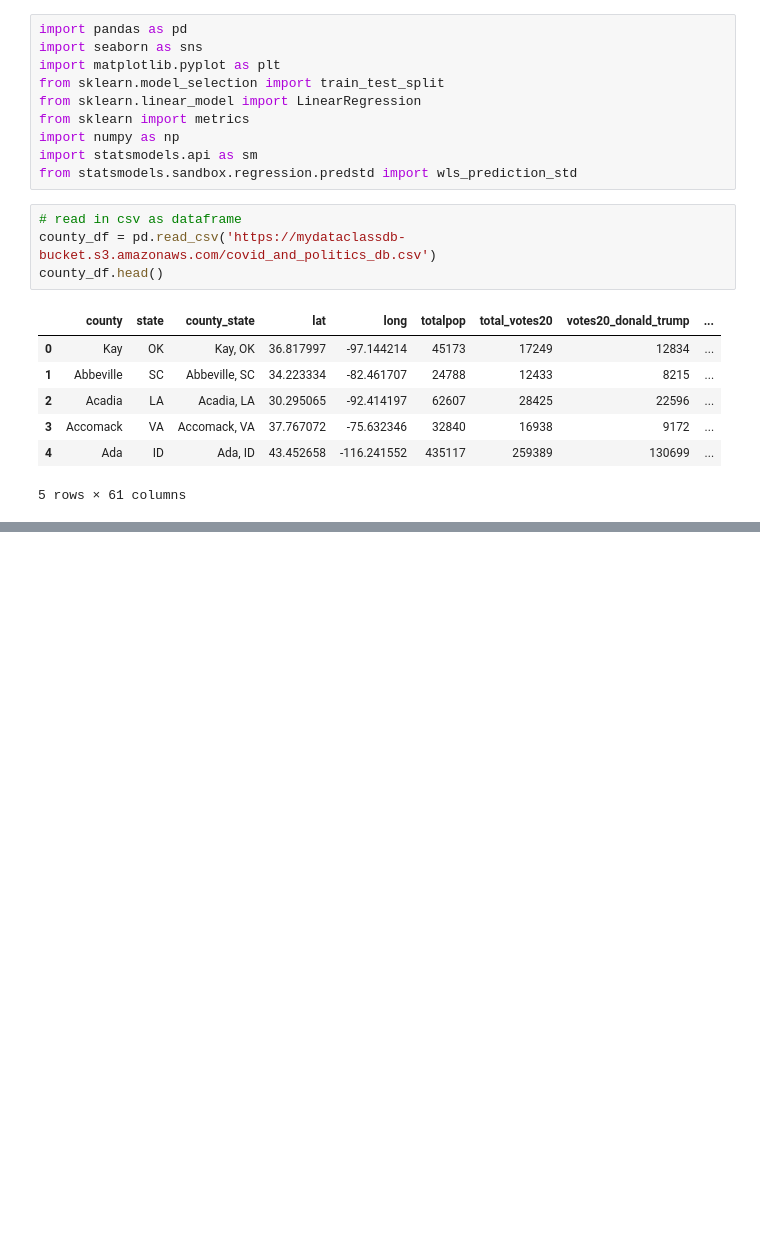
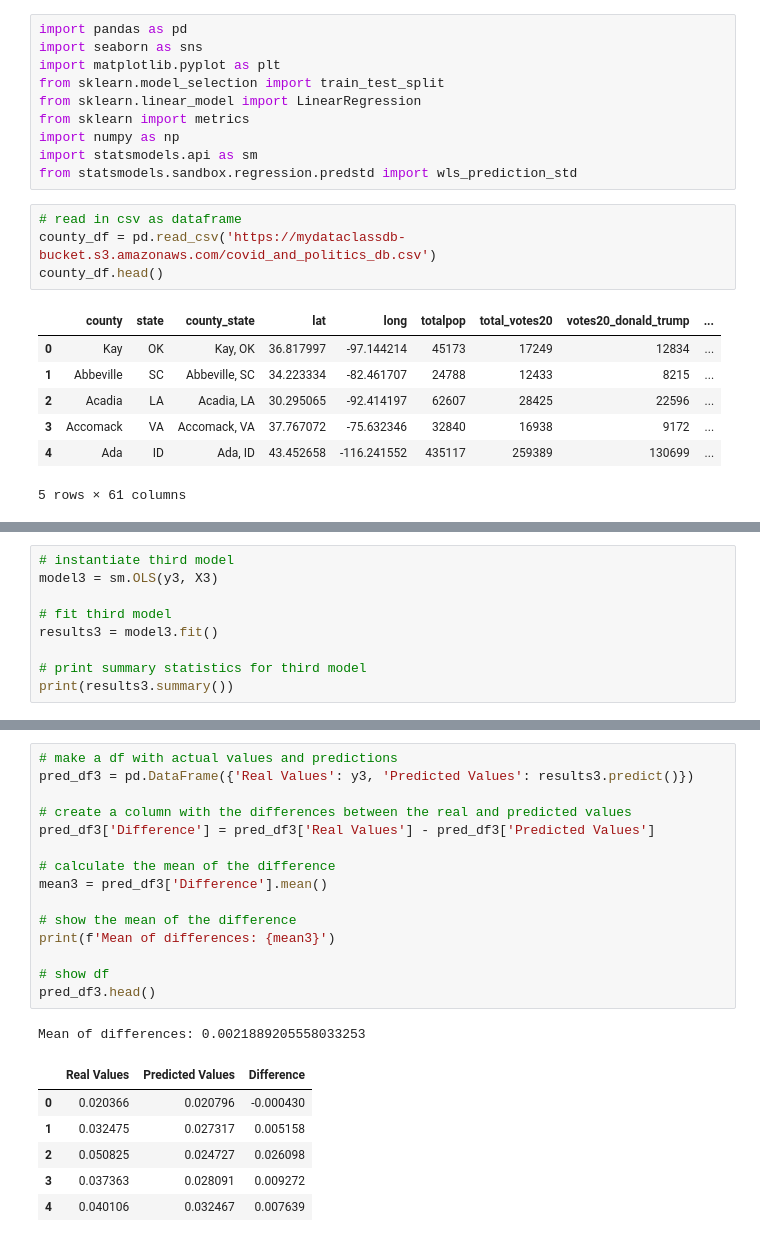
Before and after one commit to stephenanayashilliard/Covid_and_Politics, a Jupyter notebook: ml_seg2/ols_model.ipynb, the cells around one changed output, grey strips where cells are left out. Saved outputs shown, nothing was run; the diff lists cells and outputs as text; blank space fills up the shorter version.

```diff
--- a/ml_seg2/ols_model.ipynb
+++ b/ml_seg2/ols_model.ipynb
@@ -346,0 +264,9 @@ ax.legend(loc='best');
+# %%
+# instantiate third model
+model3 = sm.OLS(y3, X3)
+
+# fit third model
+results3 = model3.fit()
+
+# print summary statistics for third model
+print(results3.summary())
@@ -346,0 +291,23 @@ ax.legend(loc='best');
+# %%
+# make a df with actual values and predictions
+pred_df3 = pd.DataFrame({'Real Values': y3, 'Predicted Values': results3.predict()})
+
+# create a column with the differences between the real and predicted values
+pred_df3['Difference'] = pred_df3['Real Values'] - pred_df3['Predicted Values']
+
+# calculate the mean of the difference
+mean3 = pred_df3['Difference'].mean()
+
+# show the mean of the difference
+print(f'Mean of differences: {mean3}')
+
+# show df
+pred_df3.head()
+# %% [output]
+Mean of differences: 0.0021889205558033253
+|  | Real Values | Predicted Values | Difference |
+| 0 | 0.020366 | 0.020796 | -0.000430 |
+| 1 | 0.032475 | 0.027317 | 0.005158 |
+| 2 | 0.050825 | 0.024727 | 0.026098 |
+| 3 | 0.037363 | 0.028091 | 0.009272 |
+| 4 | 0.040106 | 0.032467 | 0.007639 |
```
Also changed, not shown: parts of 53 cells of this notebook.
